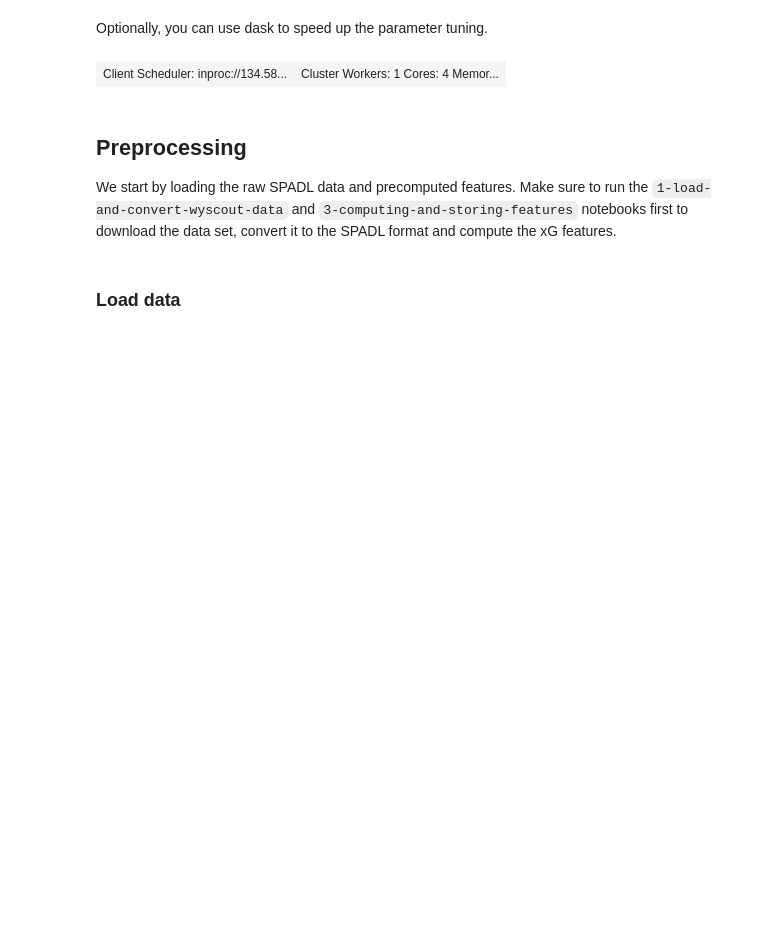
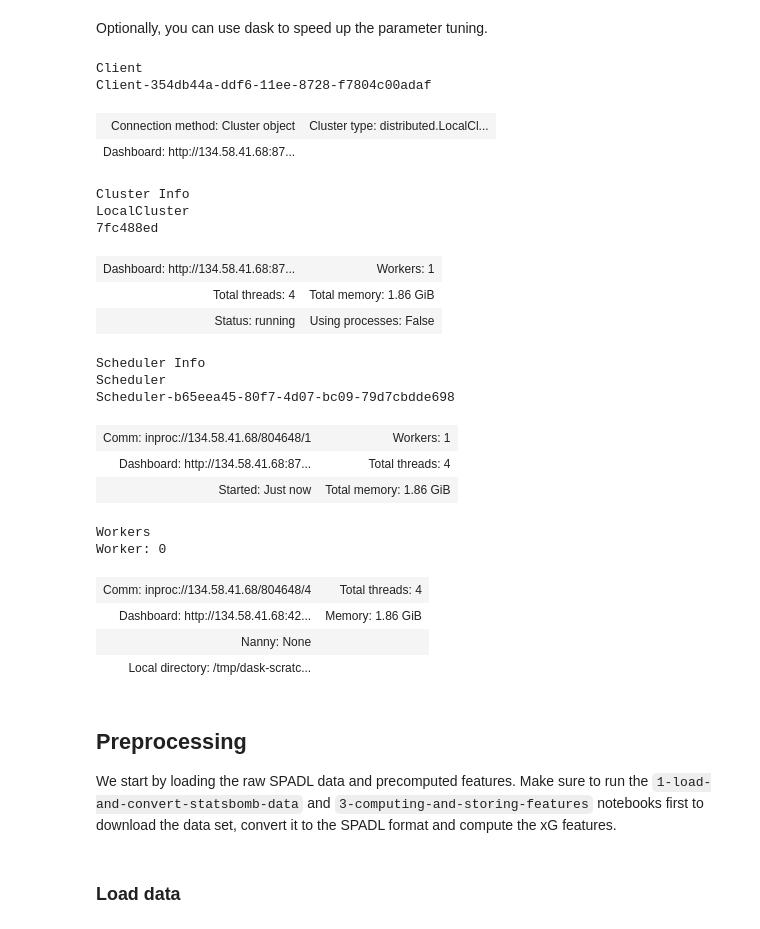
Before and after one commit to ML-KULeuven/soccer_xg, a Jupyter notebook: notebooks/4-creating-custom-xg-pipelines.ipynb, the cells around one changed output. Saved outputs shown, nothing was run; the diff lists cells and outputs as text; code cells hidden in the pictures; blank space fills up the shorter version.

```diff
--- a/notebooks/4-creating-custom-xg-pipelines.ipynb
+++ b/notebooks/4-creating-custom-xg-pipelines.ipynb
@@ -39,24 +32,49 @@ Optionally, you can use dask to speed up the parameter tuning.
 # %%
 import dask
 dask.config.set({'temporary_directory': '/tmp'})
 
 cluster = False
 #cluster = '134.58.41.90:8786'
 
 if not cluster:
     from dask.distributed import Client
-    client = Client(processes=False, threads_per_worker=4,
-                    n_workers=1, memory_limit='2GB')
+    client = Client(
+        processes=False,
+        threads_per_worker=4,
+        n_workers=1,
+        memory_limit='2GB'
+    )
 
 else:
     from dask.distributed import Client
     client = Client(cluster)
 
 client
 # %% [output]
+Client
+Client-354db44a-ddf6-11ee-8728-f7804c00adaf
-| Client Scheduler: inproc://134.58... | Cluster Workers: 1 Cores: 4 Memor... |
+| Connection method: Cluster object | Cluster type: distributed.LocalCl... |
+| Dashboard: http://134.58.41.68:87... |  |
+Cluster Info
+LocalCluster
+7fc488ed
+| Dashboard: http://134.58.41.68:87... | Workers: 1 |
+| Total threads: 4 | Total memory: 1.86 GiB |
+| Status: running | Using processes: False |
+Scheduler Info
+Scheduler
+Scheduler-b65eea45-80f7-4d07-bc09-79d7cbdde698
+| Comm: inproc://134.58.41.68/804648/1 | Workers: 1 |
+| Dashboard: http://134.58.41.68:87... | Total threads: 4 |
+| Started: Just now | Total memory: 1.86 GiB |
+Workers
+Worker: 0
+| Comm: inproc://134.58.41.68/804648/4 | Total threads: 4 |
+| Dashboard: http://134.58.41.68:42... | Memory: 1.86 GiB |
+| Nanny: None |  |
+| Local directory: /tmp/dask-scratc... |  |
 # %% [markdown]
 ## Preprocessing
-We start by loading the raw SPADL data and precomputed features. Make sure to run the `1-load-and-convert-wyscout-data` and `3-computing-and-storing-features` notebooks first to download the data set, convert it to the SPADL format and compute the xG features.
+We start by loading the raw SPADL data and precomputed features. Make sure to run the `1-load-and-convert-statsbomb-data` and `3-computing-and-storing-features` notebooks first to download the data set, convert it to the SPADL format and compute the xG features.
 # %% [markdown]
 ### Load data
```
Also changed, not shown: parts of 23 cells of this notebook, 2 other files.
